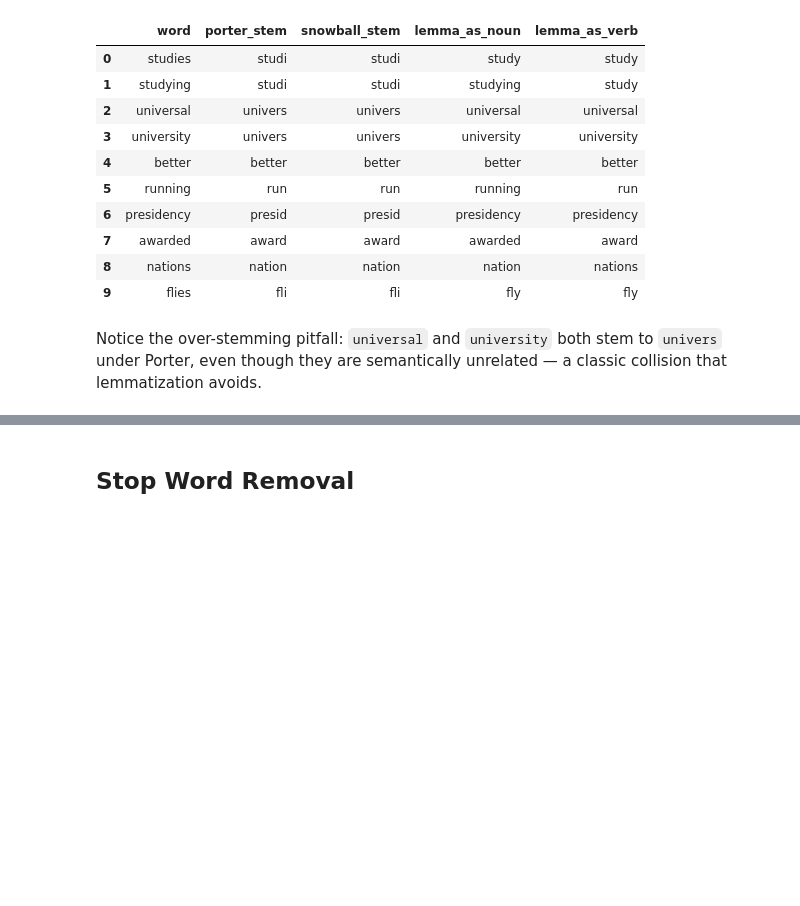
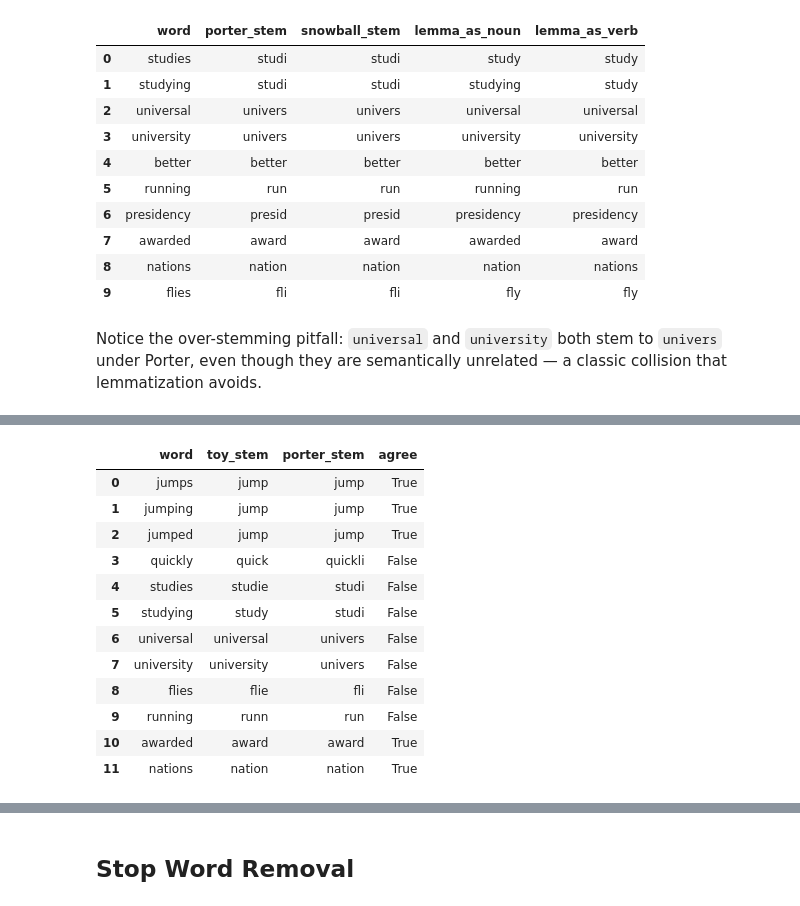
Before and after one commit to yash27007/python-bootcamp, a Jupyter notebook: 07-nlp/01-text-preprocessing/text-preprocessing.ipynb, the cells around one changed output, grey strips where cells are left out. Drawn from its saved outputs; the diff is of its cells as text; code cells hidden in the pictures; blank space fills up the shorter version.

Commit message:
Phase 2 Task 4: first-principles retrofit — text preprocessing, feature extraction

```diff
--- a/07-nlp/01-text-preprocessing/text-preprocessing.ipynb
+++ b/07-nlp/01-text-preprocessing/text-preprocessing.ipynb
@@ -97,0 +102,39 @@ Notice the over-stemming pitfall: `universal` and `university` both stem to `uni
+# %%
+def toy_stemmer(word, min_stem_len=3):
+    """A 4-rule hand-rolled suffix-stripping stemmer.
+
+    Rules are checked in order; the first matching suffix is stripped,
+    but only if what remains is at least `min_stem_len` characters long
+    (avoids mangling very short words).
+    """
+    rules = ["ing", "ed", "ly", "s"]
+    for suffix in rules:
+        if word.endswith(suffix) and len(word) - len(suffix) >= min_stem_len:
+            return word[: -len(suffix)]
+    return word
+
+
+toy_words = ["jumps", "jumping", "jumped", "quickly", "studies", "studying",
+             "universal", "university", "flies", "running", "awarded", "nations"]
+
+toy_vs_porter = pd.DataFrame({
+    "word": toy_words,
+    "toy_stem": [toy_stemmer(w) for w in toy_words],
+    "porter_stem": [porter.stem(w) for w in toy_words],
+})
+toy_vs_porter["agree"] = toy_vs_porter["toy_stem"] == toy_vs_porter["porter_stem"]
+toy_vs_porter
+# %% [output]
+|  | word | toy_stem | porter_stem | agree |
+| 0 | jumps | jump | jump | True |
+| 1 | jumping | jump | jump | True |
+| 2 | jumped | jump | jump | True |
+| 3 | quickly | quick | quickli | False |
+| 4 | studies | studie | studi | False |
+| 5 | studying | study | studi | False |
+| 6 | universal | universal | univers | False |
+| 7 | university | university | univers | False |
+| 8 | flies | flie | fli | False |
+| 9 | running | runn | run | False |
+| 10 | awarded | award | award | True |
+| 11 | nations | nation | nation | True |
```
Also changed, not shown: parts of 2 cells of this notebook, 5 other files.
